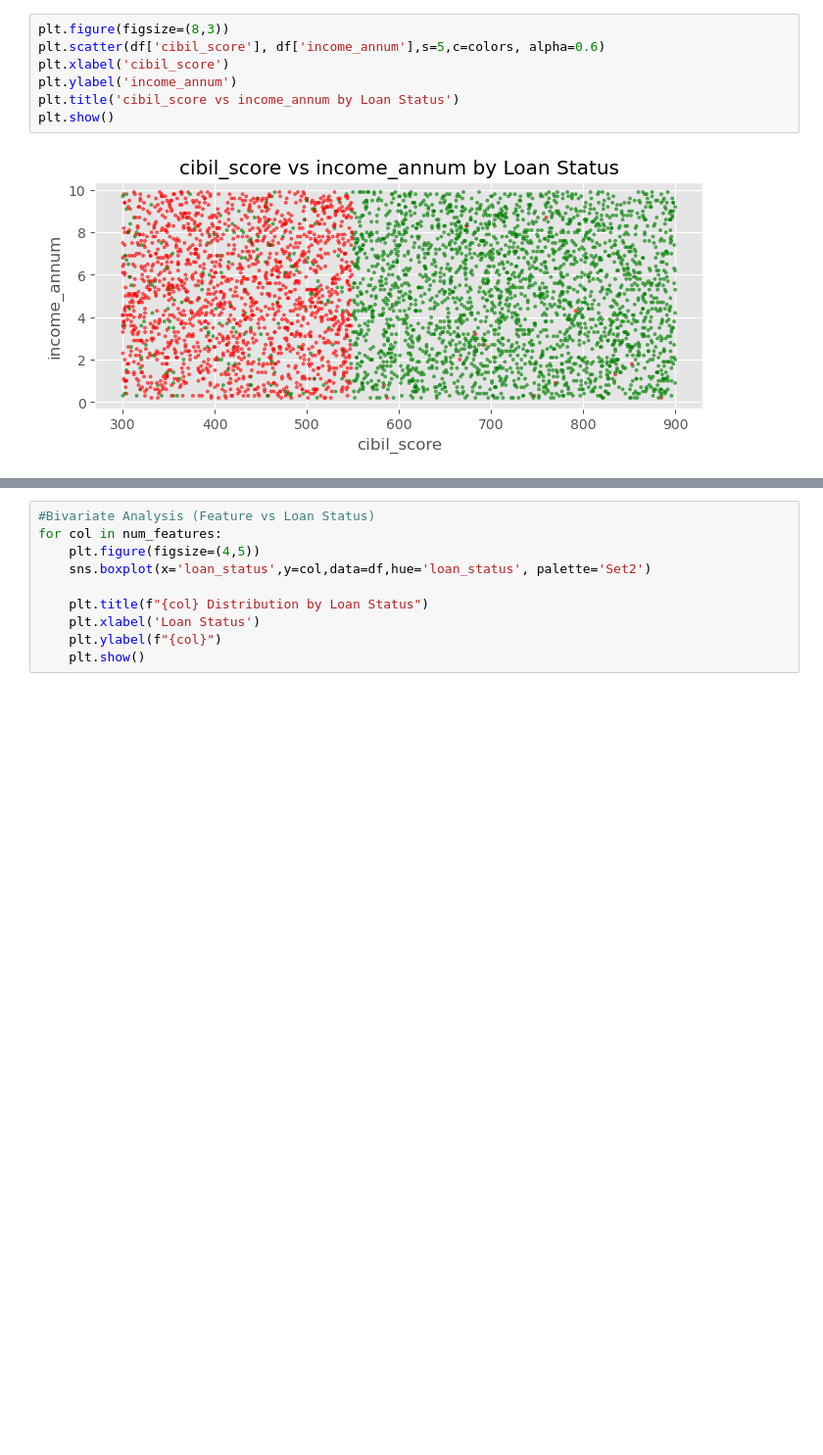
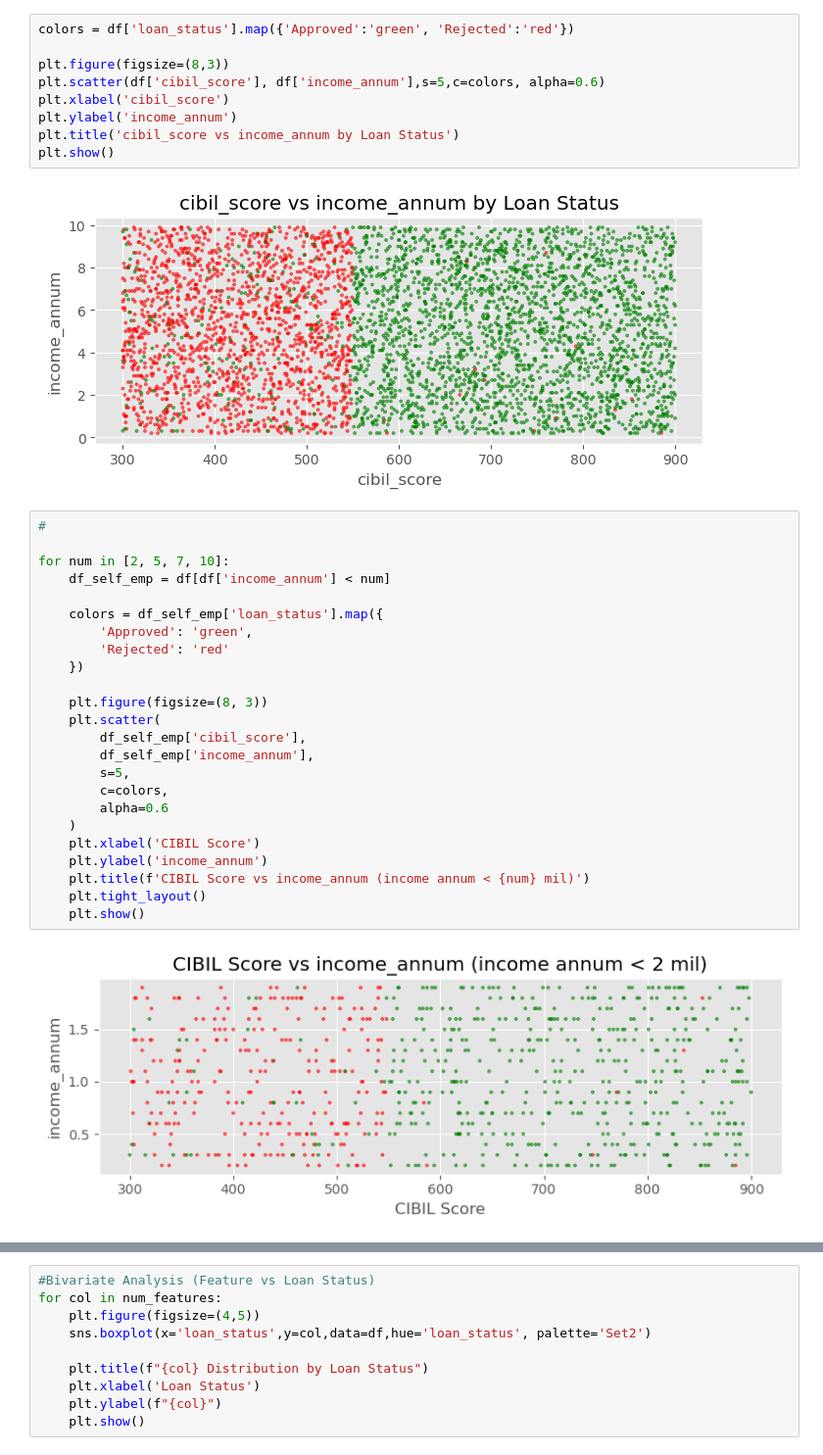
Before and after one commit to sumitra0420/borrower-risk-hybrid-ml, a Jupyter notebook: loan_approval.ipynb, the cells around one changed output, grey strips where cells are left out. Shown at 98% size. Drawn from its saved outputs; the diff is of its cells as text; blank space fills up the shorter version.

```diff
--- a/loan_approval.ipynb
+++ b/loan_approval.ipynb
@@ -177,4 +222,6 @@ plt.show()
 # %%
+colors = df['loan_status'].map({'Approved':'green', 'Rejected':'red'})
+
 plt.figure(figsize=(8,3))
 plt.scatter(df['cibil_score'], df['income_annum'],s=5,c=colors, alpha=0.6)
 plt.xlabel('cibil_score')
@@ -183,3 +230,29 @@ plt.title('cibil_score vs income_annum by Loan Status')
 plt.show()
 # %% [output]
 [figure]
+# %%
+#
+
+for num in [2, 5, 7, 10]:
+    df_self_emp = df[df['income_annum'] < num]
+
+    colors = df_self_emp['loan_status'].map({
+        'Approved': 'green',
+        'Rejected': 'red'
+    })
+
+    plt.figure(figsize=(8, 3))
+    plt.scatter(
+        df_self_emp['cibil_score'],
+        df_self_emp['income_annum'],
+        s=5,
+        c=colors,
+        alpha=0.6
+    )
+    plt.xlabel('CIBIL Score')
+    plt.ylabel('income_annum')
+    plt.title(f'CIBIL Score vs income_annum (income annum < {num} mil)')
+    plt.tight_layout()
+    plt.show()
+# %% [output]
+[figure, added]
```
Also changed, not shown: parts of 12 cells of this notebook, 1 other file.
